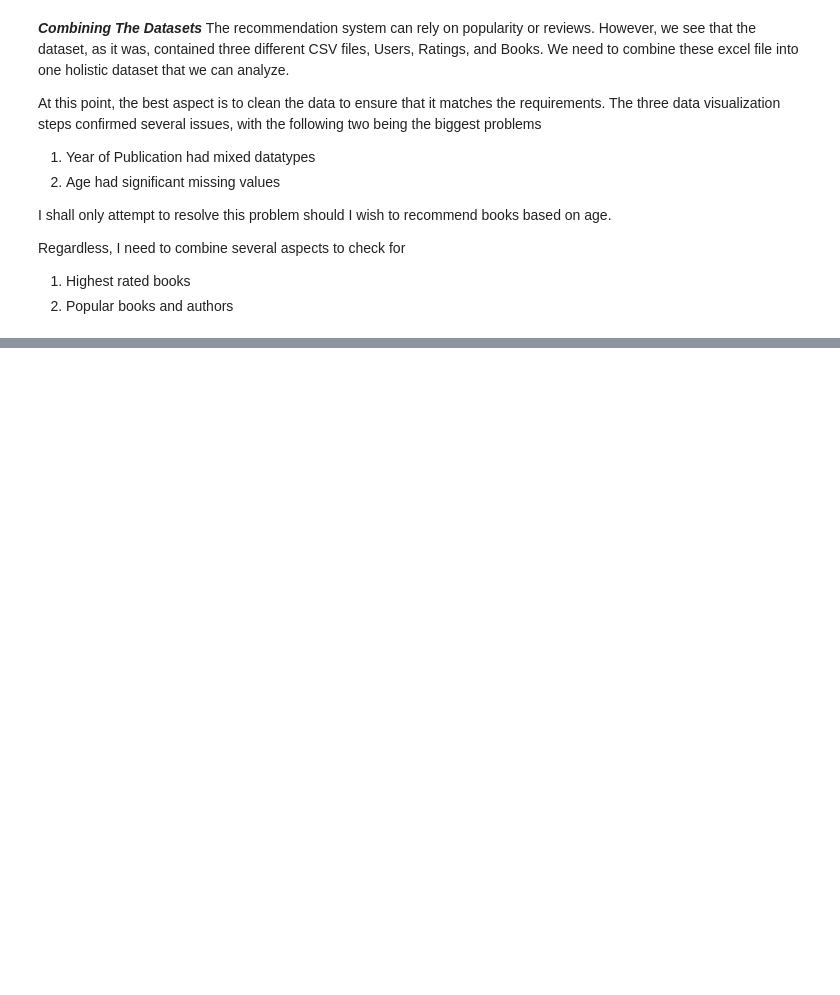
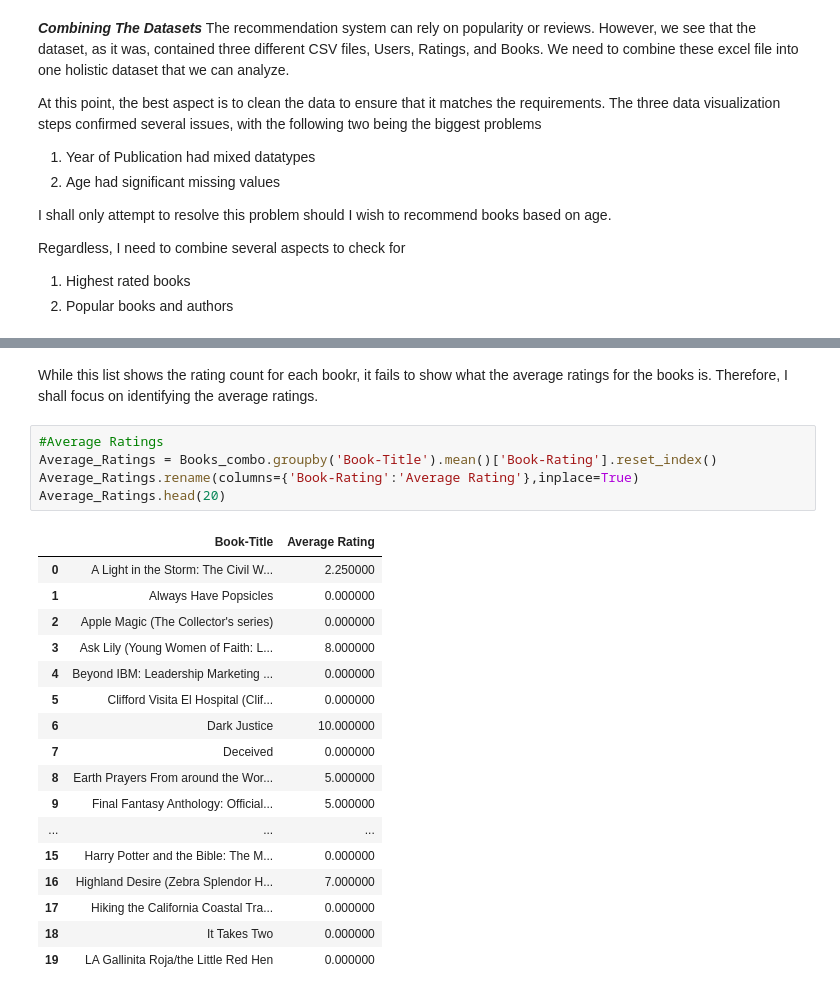
Before and after one commit to Gakarau/Book-Reccomendation-System, a Jupyter notebook: Copy_of_Book_Recommendation_System.ipynb, the cells around one changed output, grey strips where cells are left out. Saved outputs shown, nothing was run; the diff lists cells and outputs as text; blank space fills up the shorter version.

```diff
--- a/Copy_of_Book_Recommendation_System.ipynb
+++ b/Copy_of_Book_Recommendation_System.ipynb
@@ -138,0 +175,26 @@ Books.combo.head()
+# %% [markdown]
+While this list shows the rating count for each bookr, it fails to show what the average ratings for the books is.
+Therefore, I shall focus on identifying the average ratings.
+# %%
+#Average Ratings
+Average_Ratings = Books_combo.groupby('Book-Title').mean()['Book-Rating'].reset_index()
+Average_Ratings.rename(columns={'Book-Rating':'Average Rating'},inplace=True)
+Average_Ratings.head(20)
+# %% [output]
+|  | Book-Title | Average Rating |
+| 0 | A Light in the Storm: The Civil W... | 2.250000 |
+| 1 | Always Have Popsicles | 0.000000 |
+| 2 | Apple Magic (The Collector's series) | 0.000000 |
+| 3 | Ask Lily (Young Women of Faith: L... | 8.000000 |
+| 4 | Beyond IBM: Leadership Marketing ... | 0.000000 |
+| 5 | Clifford Visita El Hospital (Clif... | 0.000000 |
+| 6 | Dark Justice | 10.000000 |
+| 7 | Deceived | 0.000000 |
+| 8 | Earth Prayers From around the Wor... | 5.000000 |
+| 9 | Final Fantasy Anthology: Official... | 5.000000 |
+| ... | ... | ... |
+| 15 | Harry Potter and the Bible: The M... | 0.000000 |
+| 16 | Highland Desire (Zebra Splendor H... | 7.000000 |
+| 17 | Hiking the California Coastal Tra... | 0.000000 |
+| 18 | It Takes Two | 0.000000 |
+| 19 | LA Gallinita Roja/the Little Red Hen | 0.000000 |
```
Also changed, not shown: parts of 8 cells of this notebook.
